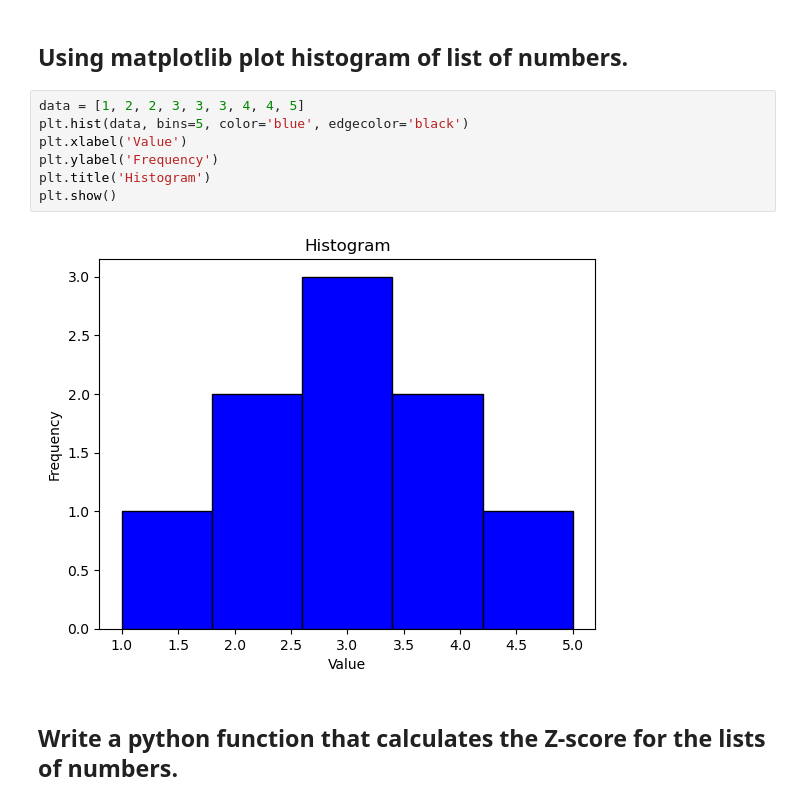
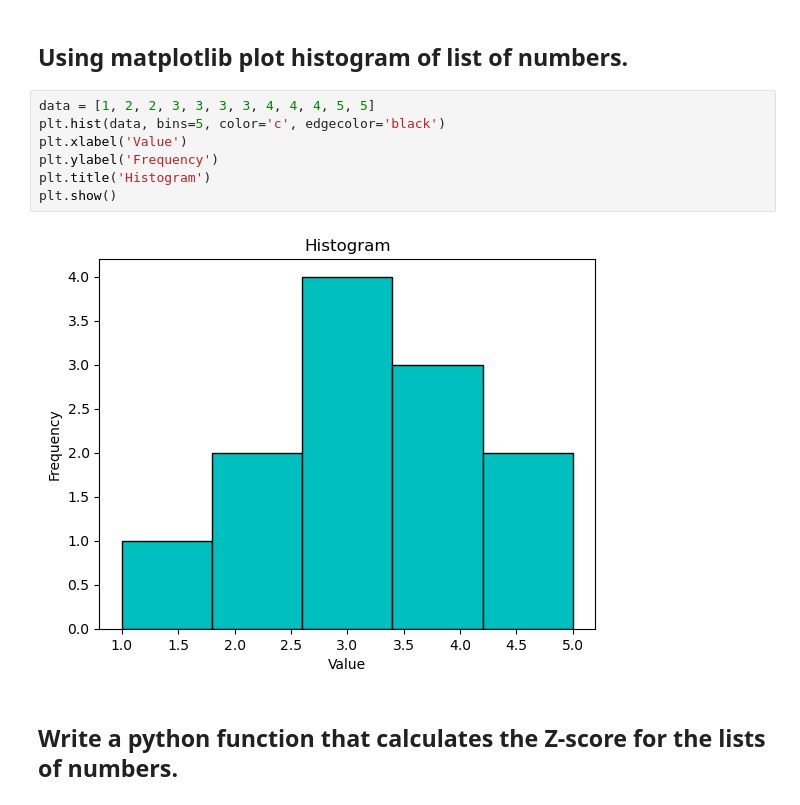
Before and after one commit to AumGupta/mor, a Jupyter notebook: Practicals/Final Practical File/main.ipynb, the cells around one changed output. Cells and saved outputs as stored; diff of their text form.

```diff
--- a/Practicals/Final Practical File/main.ipynb
+++ b/Practicals/Final Practical File/main.ipynb
@@ -754,14 +753,14 @@ Spearman Correlation: 1.0
 
 ## Using matplotlib plot histogram of list of numbers.
 # %%
-data = [1, 2, 2, 3, 3, 3, 4, 4, 5]
-plt.hist(data, bins=5, color='blue', edgecolor='black')
+data = [1, 2, 2, 3, 3, 3, 3, 4, 4, 4, 5, 5]
+plt.hist(data, bins=5, color='c', edgecolor='black')
 plt.xlabel('Value')
 plt.ylabel('Frequency')
 plt.title('Histogram')
 plt.show()
 # %% [output]
-[figure, old version]
+[figure, new version]
 # %% [markdown]
 
 ## Write a python function that calculates the Z-score for the lists of numbers.
```
Also changed, not shown: parts of 4 cells of this notebook, 4 other files.
